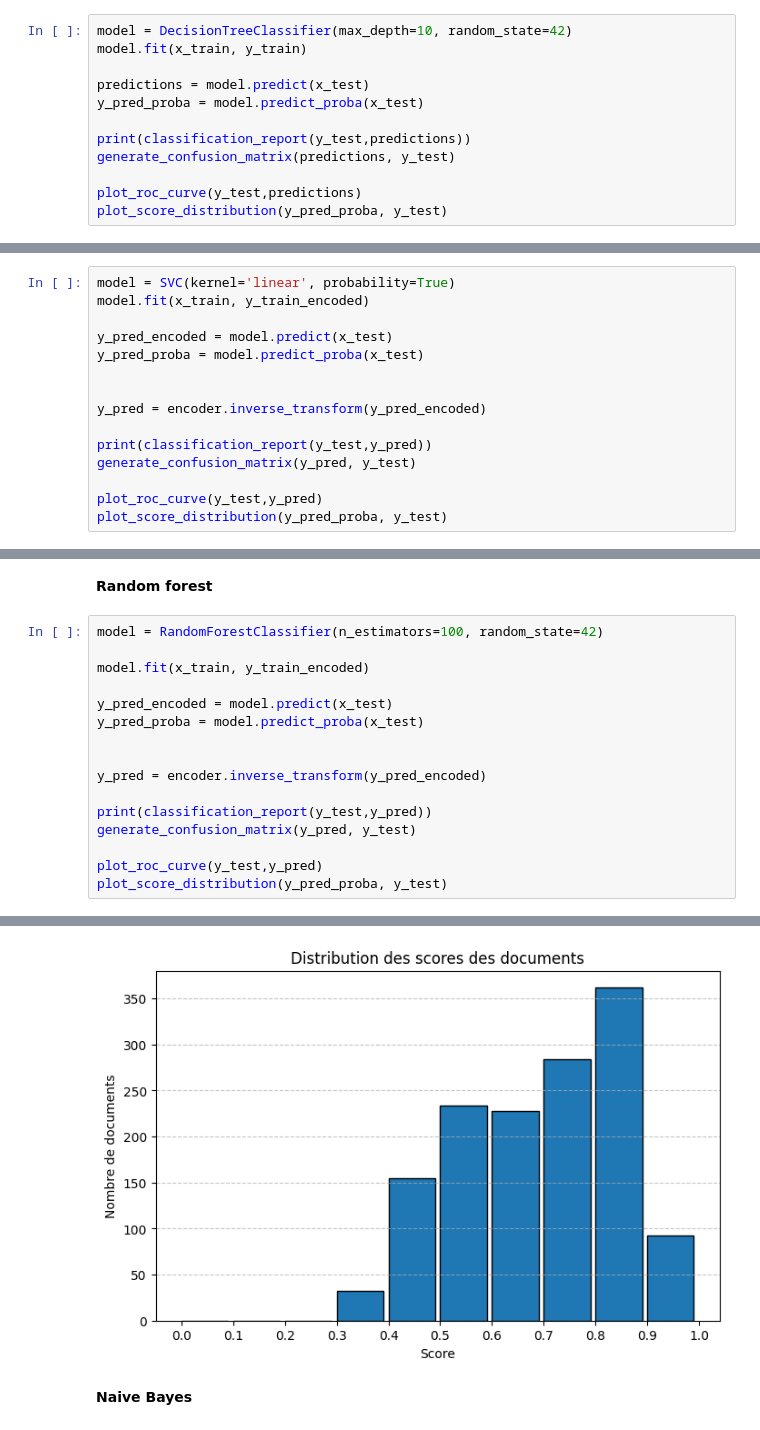
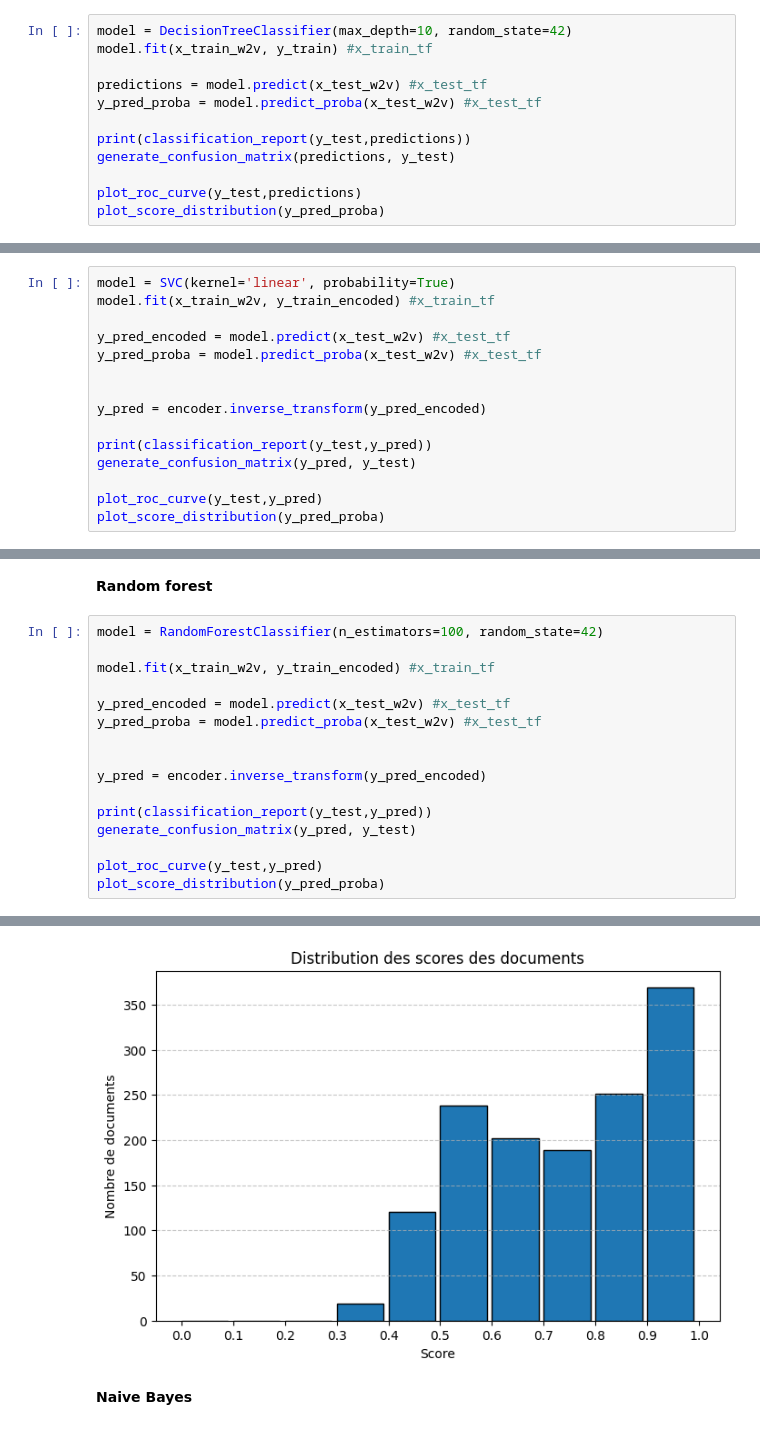
Before and after one commit to Raclax/Projet_TAL_marie_clara, a Jupyter notebook: src/traininf_nb.ipynb, the cells around one changed output, grey strips where cells are left out. Cells and saved outputs as stored; diff of their text form.

```diff
--- a/src/traininf_nb.ipynb
+++ b/src/traininf_nb.ipynb
@@ -136,16 +165,16 @@ Plat principal       0.45      0.31      0.37       644
 **Arbre de décision**
 # %%
 model = DecisionTreeClassifier(max_depth=10, random_state=42)
-model.fit(x_train, y_train)
+model.fit(x_train_w2v, y_train) #x_train_tf
 
-predictions = model.predict(x_test)
-y_pred_proba = model.predict_proba(x_test)
+predictions = model.predict(x_test_w2v) #x_test_tf
+y_pred_proba = model.predict_proba(x_test_w2v) #x_test_tf
 
 print(classification_report(y_test,predictions))
 generate_confusion_matrix(predictions, y_test)
 
 plot_roc_curve(y_test,predictions)
-plot_score_distribution(y_pred_proba, y_test)
+plot_score_distribution(y_pred_proba)
 # %% [output]
                 precision    recall  f1-score   support
 
@@ -174,10 +203,10 @@ Répartition des scores :
 **SVM**
 # %%
 model = SVC(kernel='linear', probability=True)
-model.fit(x_train, y_train_encoded)
+model.fit(x_train_w2v, y_train_encoded) #x_train_tf
 
-y_pred_encoded = model.predict(x_test)
-y_pred_proba = model.predict_proba(x_test)
+y_pred_encoded = model.predict(x_test_w2v) #x_test_tf
+y_pred_proba = model.predict_proba(x_test_w2v) #x_test_tf
 
 
 y_pred = encoder.inverse_transform(y_pred_encoded)
@@ -186,7 +215,7 @@ print(classification_report(y_test,y_pred))
 generate_confusion_matrix(y_pred, y_test)
 
 plot_roc_curve(y_test,y_pred)
-plot_score_distribution(y_pred_proba, y_test)
+plot_score_distribution(y_pred_proba)
 # %% [output]
                 precision    recall  f1-score   support
 
@@ -216,10 +245,10 @@ Répartition des scores :
 # %%
 model = RandomForestClassifier(n_estimators=100, random_state=42)
 
-model.fit(x_train, y_train_encoded)
+model.fit(x_train_w2v, y_train_encoded) #x_train_tf
 
-y_pred_encoded = model.predict(x_test)
-y_pred_proba = model.predict_proba(x_test)
+y_pred_encoded = model.predict(x_test_w2v) #x_test_tf
+y_pred_proba = model.predict_proba(x_test_w2v) #x_test_tf
 
 
 y_pred = encoder.inverse_transform(y_pred_encoded)
@@ -228,7 +257,7 @@ print(classification_report(y_test,y_pred))
 generate_confusion_matrix(y_pred, y_test)
 
 plot_roc_curve(y_test,y_pred)
-plot_score_distribution(y_pred_proba, y_test)
+plot_score_distribution(y_pred_proba)
 # %% [output]
                 precision    recall  f1-score   support
 
@@ -255,3 +284,3 @@ Répartition des scores :
-[figure, old version]
+[figure, new version]
 # %% [markdown]
 **Naive Bayes**
```
Also changed, not shown: parts of 12 cells of this notebook, 25 other files.
